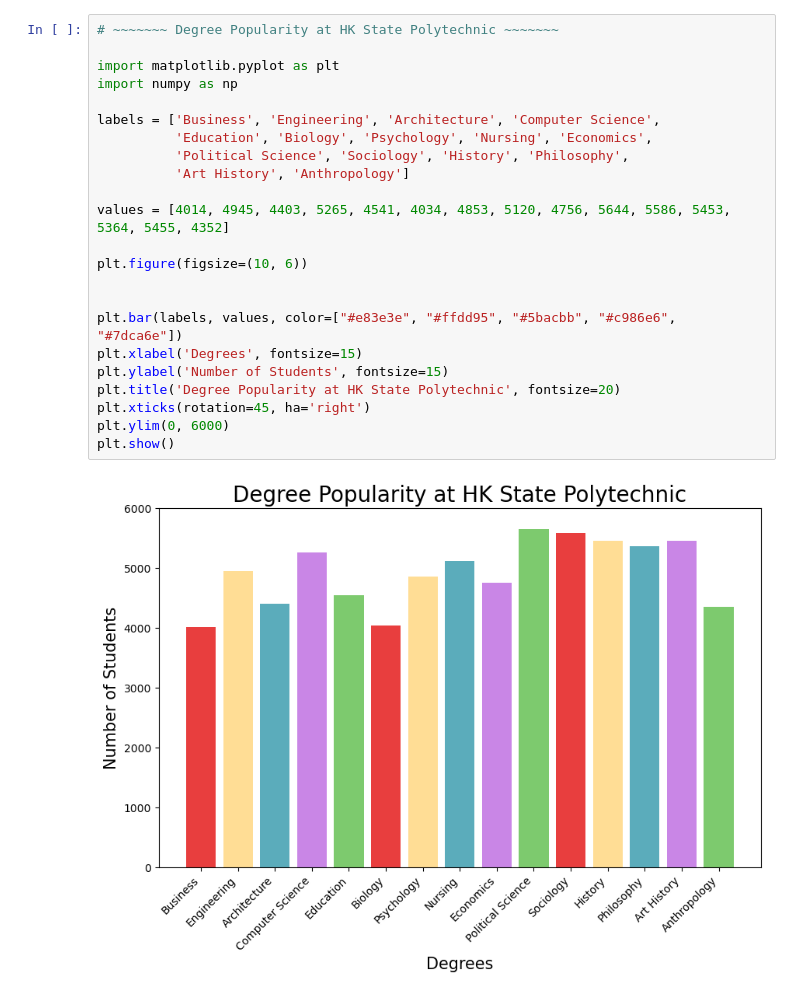
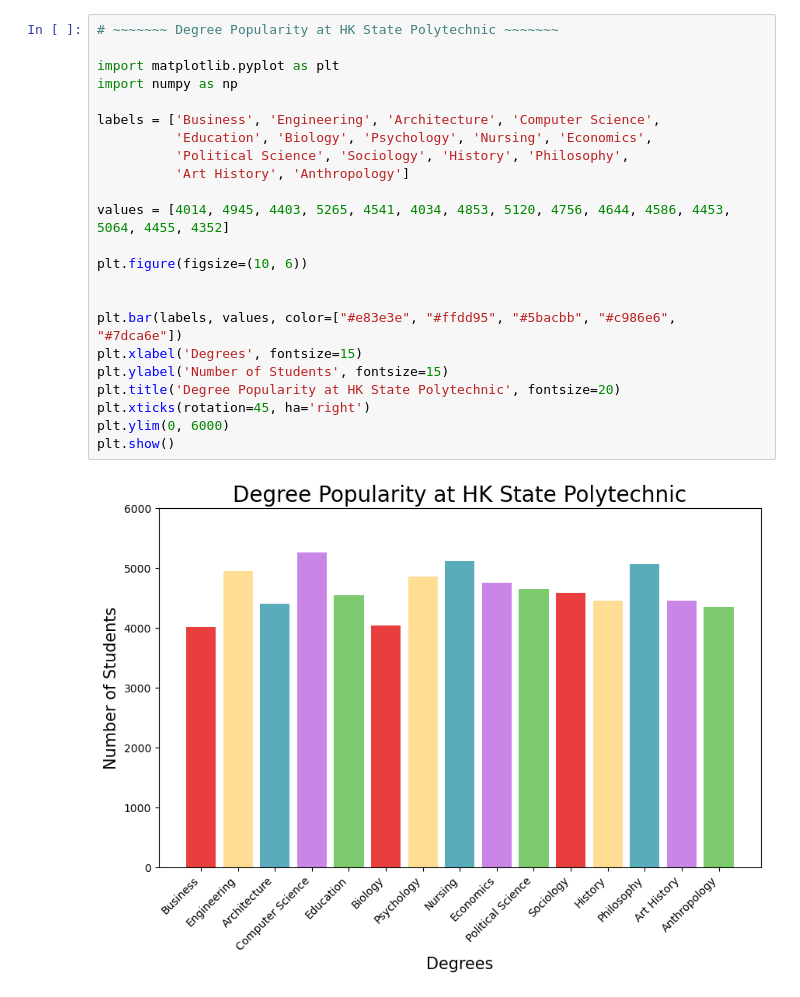
Before and after one commit to Youcheng9/Data-Visualization-Project-1, a Jupyter notebook: data1.ipynb, the cells around one changed output. Cells and saved outputs as stored; diff of their text form.

```diff
--- a/data1.ipynb
+++ b/data1.ipynb
@@ -1,28 +1,28 @@
 # %%
 # ~~~~~~~ Degree Popularity at HK State Polytechnic ~~~~~~~
 
 import matplotlib.pyplot as plt
 import numpy as np
 
 labels = ['Business', 'Engineering', 'Architecture', 'Computer Science',
           'Education', 'Biology', 'Psychology', 'Nursing', 'Economics',
           'Political Science', 'Sociology', 'History', 'Philosophy',
           'Art History', 'Anthropology']
 
-values = [4014, 4945, 4403, 5265, 4541, 4034, 4853, 5120, 4756, 5644, 5586, 5453, 5364, 5455, 4352]
+values = [4014, 4945, 4403, 5265, 4541, 4034, 4853, 5120, 4756, 4644, 4586, 4453, 5064, 4455, 4352]
 
 plt.figure(figsize=(10, 6))
 
 
 plt.bar(labels, values, color=["#e83e3e", "#ffdd95", "#5bacbb", "#c986e6", "#7dca6e"])
 plt.xlabel('Degrees', fontsize=15)
 plt.ylabel('Number of Students', fontsize=15)
 plt.title('Degree Popularity at HK State Polytechnic', fontsize=20)
 plt.xticks(rotation=45, ha='right')
 plt.ylim(0, 6000)
 plt.show()
 # %% [output]
-[figure, old version]
+[figure, new version]
 # %%
 # ~~~~~~~~~~ Bubble Chart ~~~~~~~~~
 plt.figure(figsize=(17, 8))
```
Also changed, not shown: parts of 1 cell of this notebook.
